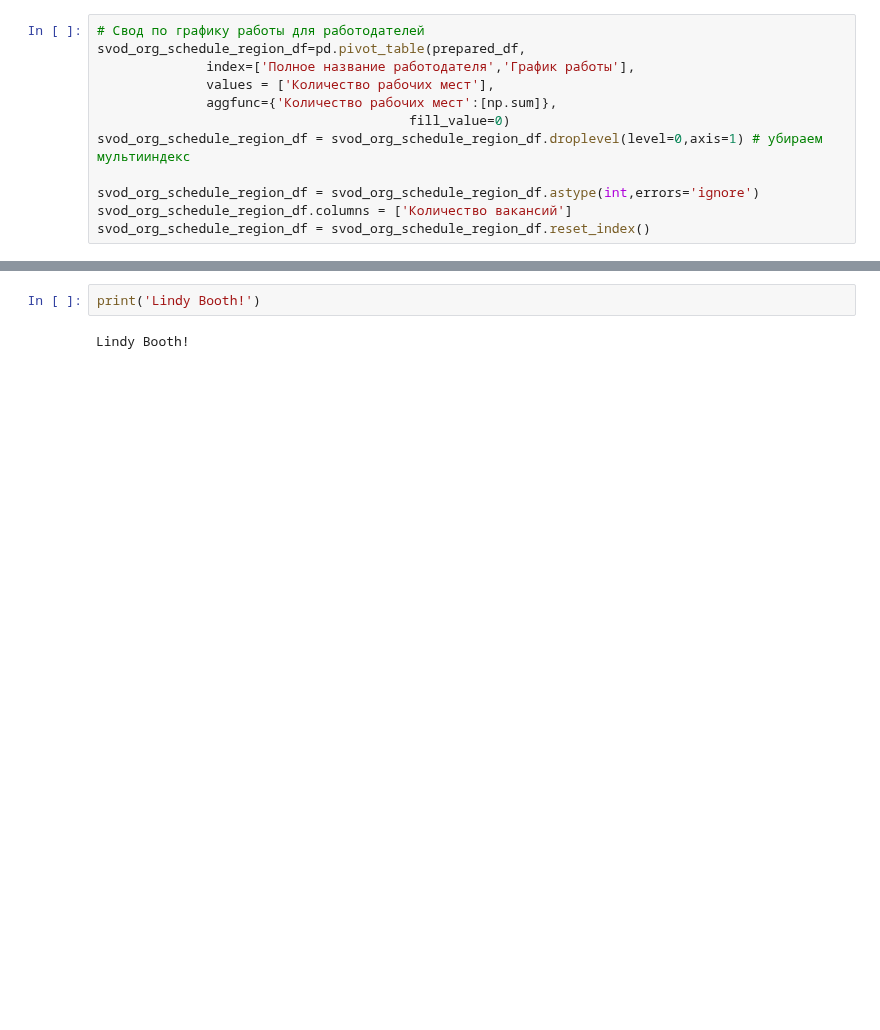
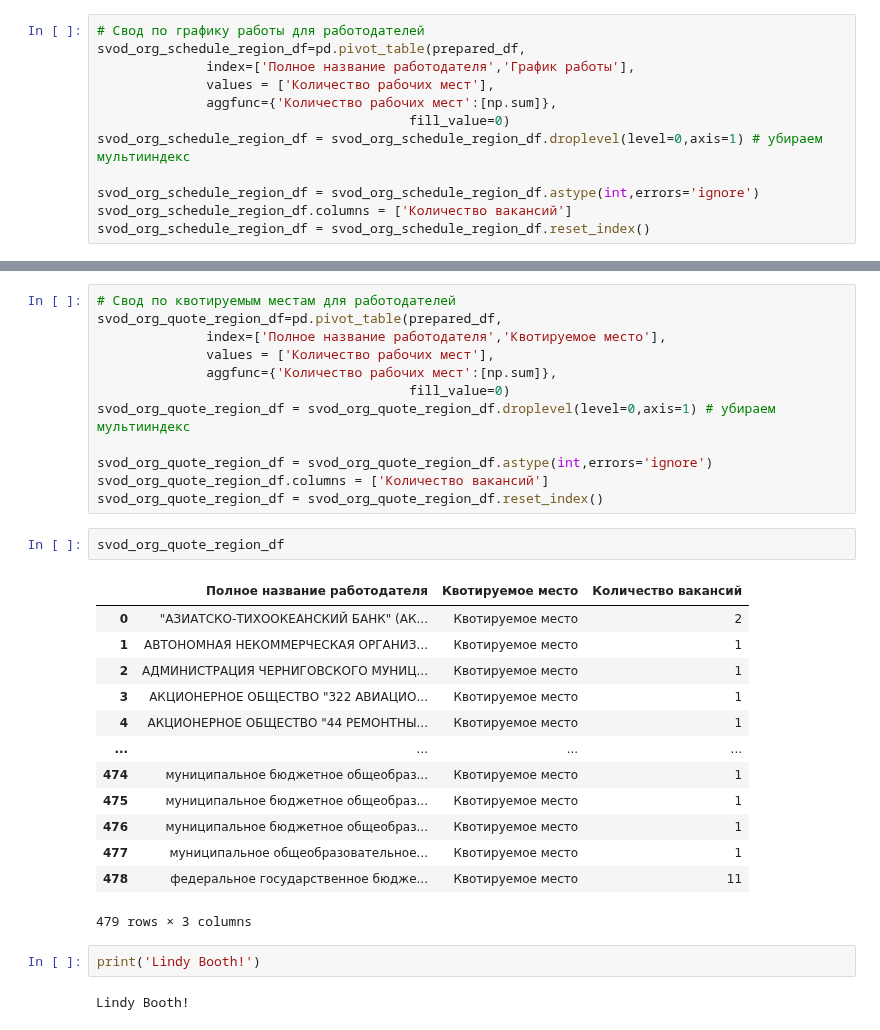
Before and after one commit to t0r1n88/Dodger_2023, a Jupyter notebook: prepare_data_trudvsem.ipynb, the cells around one changed output, grey strips where cells are left out. Drawn from its saved outputs; the diff is of its cells as text; blank space fills up the shorter version.

```diff
--- a/prepare_data_trudvsem.ipynb
+++ b/prepare_data_trudvsem.ipynb
@@ -395,3 +414,31 @@ svod_org_schedule_region_df = svod_org_schedule_region_df.reset_index()
+# %%
+# Свод по квотируемым местам для работодателей
+svod_org_quote_region_df=pd.pivot_table(prepared_df,
+              index=['Полное название работодателя','Квотируемое место'],
+              values = ['Количество рабочих мест'],
+              aggfunc={'Количество рабочих мест':[np.sum]},
+                                        fill_value=0)
+svod_org_quote_region_df = svod_org_quote_region_df.droplevel(level=0,axis=1) # убираем мультииндекс
+
+svod_org_quote_region_df = svod_org_quote_region_df.astype(int,errors='ignore')
+svod_org_quote_region_df.columns = ['Количество вакансий']
+svod_org_quote_region_df = svod_org_quote_region_df.reset_index()
+# %%
+svod_org_quote_region_df
+# %% [output]
+|  | Полное название работодателя | Квотируемое место | Количество вакансий |
+| 0 | "АЗИАТСКО-ТИХООКЕАНСКИЙ БАНК" (АК... | Квотируемое место | 2 |
+| 1 | АВТОНОМНАЯ НЕКОММЕРЧЕСКАЯ ОРГАНИЗ... | Квотируемое место | 1 |
+| 2 | АДМИНИСТРАЦИЯ ЧЕРНИГОВСКОГО МУНИЦ... | Квотируемое место | 1 |
+| 3 | АКЦИОНЕРНОЕ ОБЩЕСТВО "322 АВИАЦИО... | Квотируемое место | 1 |
+| 4 | АКЦИОНЕРНОЕ ОБЩЕСТВО "44 РЕМОНТНЫ... | Квотируемое место | 1 |
+| ... | ... | ... | ... |
+| 474 | муниципальное бюджетное общеобраз... | Квотируемое место | 1 |
+| 475 | муниципальное бюджетное общеобраз... | Квотируемое место | 1 |
+| 476 | муниципальное бюджетное общеобраз... | Квотируемое место | 1 |
+| 477 | муниципальное общеобразовательное... | Квотируемое место | 1 |
+| 478 | федеральное государственное бюдже... | Квотируемое место | 11 |
+479 rows × 3 columns
 # %%
 print('Lindy Booth!')
 # %% [output]
```
Also changed, not shown: parts of 40 cells of this notebook.
